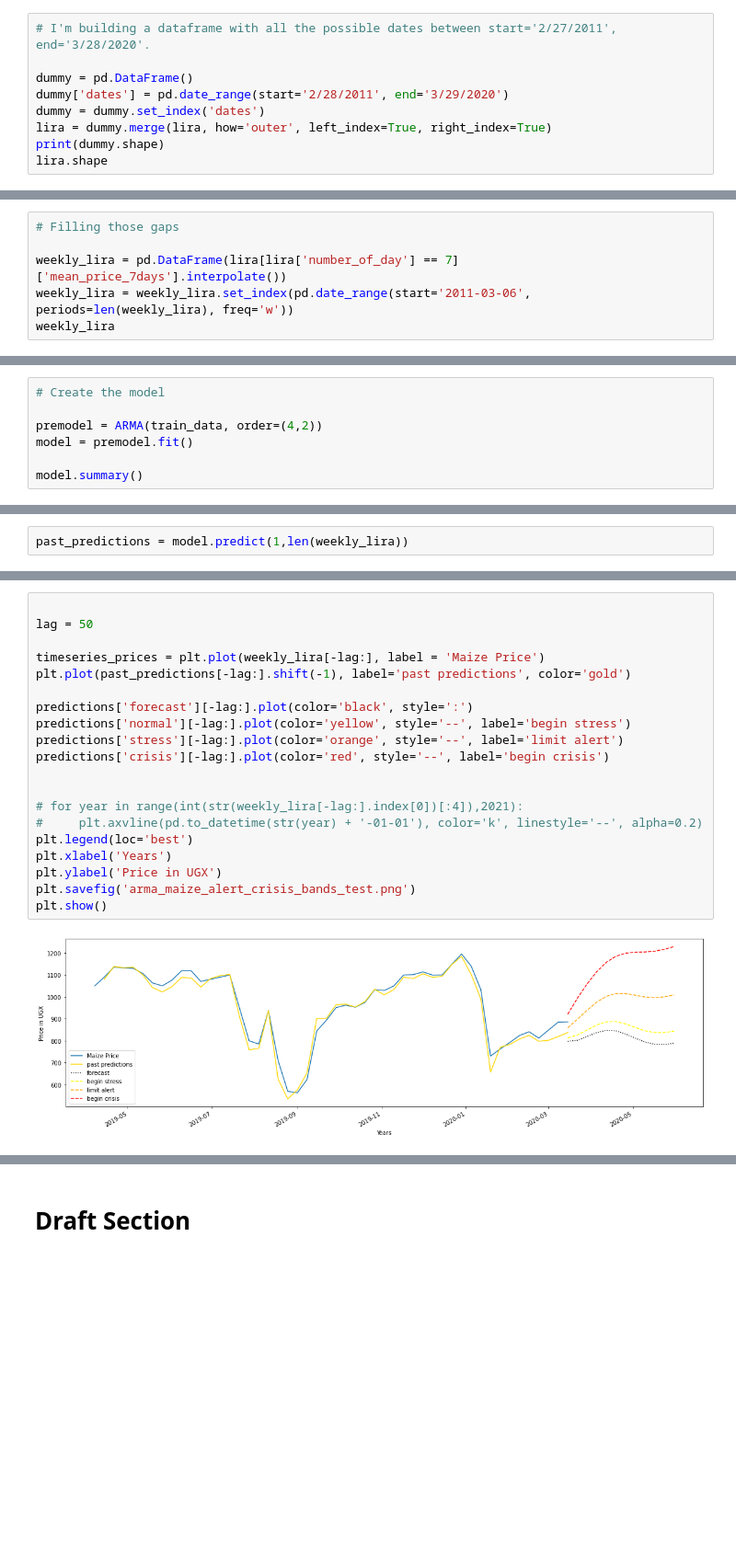
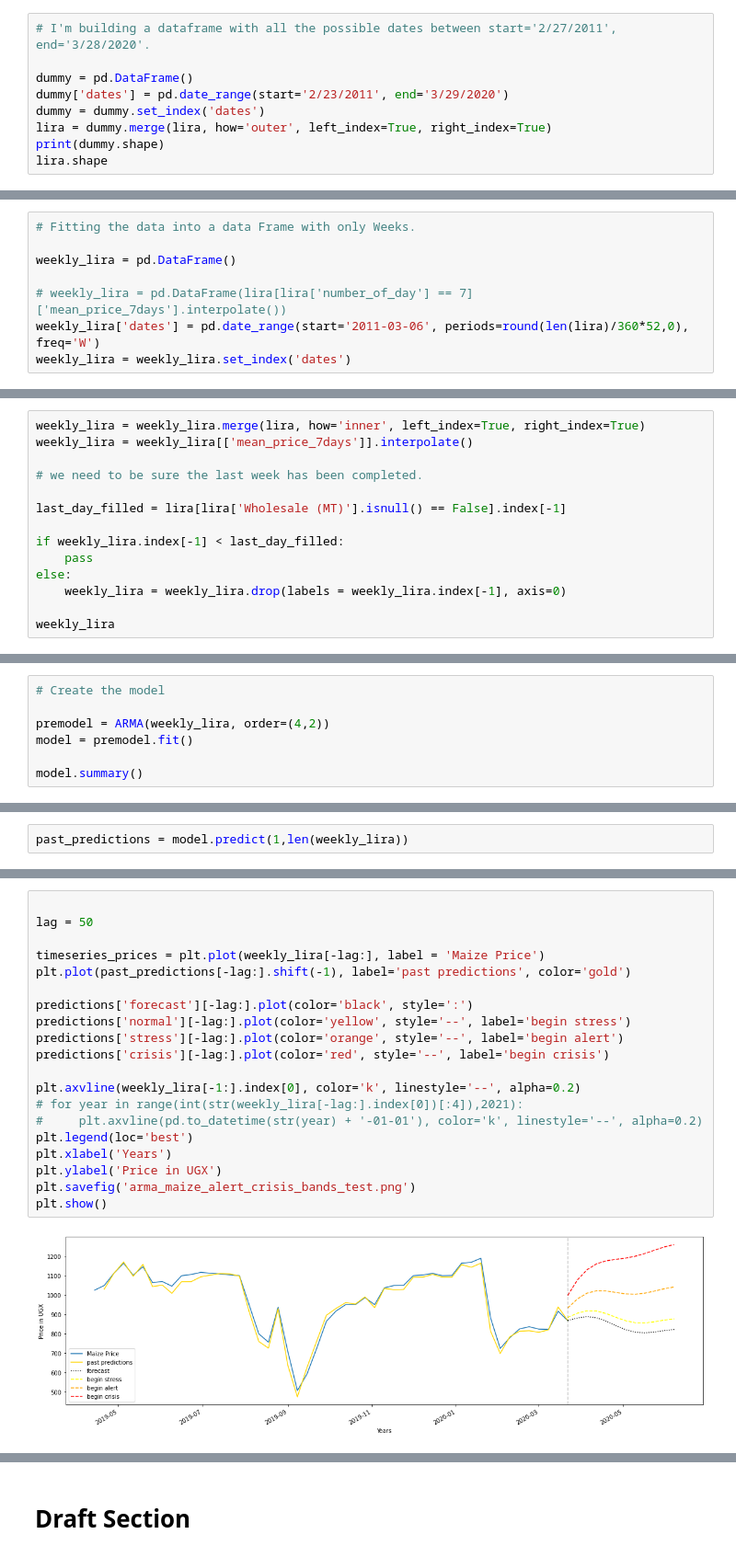
Before and after one commit to CodingDuckmx/Sauti-Africa-Market-Monitoring, a Jupyter notebook: maize_first_steps.ipynb, the cells around one changed output, grey strips where cells are left out. Shown at 92% size. Cells and saved outputs as stored; diff of their text form; blank space fills up the shorter version.

```diff
--- a/maize_first_steps.ipynb
+++ b/maize_first_steps.ipynb
@@ -76,7 +76,7 @@ plt.show()
 # I'm building a dataframe with all the possible dates between start='2/27/2011', end='3/28/2020'.
 
 dummy = pd.DataFrame()
-dummy['dates'] = pd.date_range(start='2/28/2011', end='3/29/2020')
+dummy['dates'] = pd.date_range(start='2/23/2011', end='3/29/2020')
 dummy = dummy.set_index('dates')
 lira = dummy.merge(lira, how='outer', left_index=True, right_index=True)
 print(dummy.shape)
@@ -180,7 +180,9 @@ lira[lira['number_of_day'] == 7]['mean_price_7days'][lira[lira['number_of_day']
 Name: mean_price_7days, dtype: float64
 # %%
-# Filling those gaps
+# Fitting the data into a data Frame with only Weeks.
 
-weekly_lira = pd.DataFrame(lira[lira['number_of_day'] == 7]['mean_price_7days'].interpolate())
-weekly_lira = weekly_lira.set_index(pd.date_range(start='2011-03-06', periods=len(weekly_lira), freq='w'))
-weekly_lira
+weekly_lira = pd.DataFrame()
+
+# weekly_lira = pd.DataFrame(lira[lira['number_of_day'] == 7]['mean_price_7days'].interpolate())
+weekly_lira['dates'] = pd.date_range(start='2011-03-06', periods=round(len(lira)/360*52,0), freq='W')
+weekly_lira = weekly_lira.set_index('dates')
@@ -200,0 +189,14 @@ weekly_lira
+# %%
+weekly_lira = weekly_lira.merge(lira, how='inner', left_index=True, right_index=True)
+weekly_lira = weekly_lira[['mean_price_7days']].interpolate()
+
+# we need to be sure the last week has been completed.
+
+last_day_filled = lira[lira['Wholesale (MT)'].isnull() == False].index[-1]
+
+if weekly_lira.index[-1] < last_day_filled:
+    pass
+else:
+    weekly_lira = weekly_lira.drop(labels = weekly_lira.index[-1], axis=0)
+
+weekly_lira
@@ -367,7 +371,7 @@ plt.show()
 # %%
 # Create the model
 
-premodel = ARMA(train_data, order=(4,2))
+premodel = ARMA(weekly_lira, order=(4,2))
 model = premodel.fit()
 
 model.summary()
@@ -454,22 +458,22 @@ plt.show()
 # %%
 
 lag = 50
 
 timeseries_prices = plt.plot(weekly_lira[-lag:], label = 'Maize Price')
 plt.plot(past_predictions[-lag:].shift(-1), label='past predictions', color='gold')
 
 predictions['forecast'][-lag:].plot(color='black', style=':')
 predictions['normal'][-lag:].plot(color='yellow', style='--', label='begin stress')
-predictions['stress'][-lag:].plot(color='orange', style='--', label='limit alert')
+predictions['stress'][-lag:].plot(color='orange', style='--', label='begin alert')
 predictions['crisis'][-lag:].plot(color='red', style='--', label='begin crisis')
 
-
+plt.axvline(weekly_lira[-1:].index[0], color='k', linestyle='--', alpha=0.2)
 # for year in range(int(str(weekly_lira[-lag:].index[0])[:4]),2021):
 #     plt.axvline(pd.to_datetime(str(year) + '-01-01'), color='k', linestyle='--', alpha=0.2)
 plt.legend(loc='best')
 plt.xlabel('Years')
 plt.ylabel('Price in UGX')
 plt.savefig('arma_maize_alert_crisis_bands_test.png')
 plt.show()
 # %% [output]
-[figure, old version]
+[figure, new version]
```
Also changed, not shown: parts of 30 cells of this notebook, 2 other files.
